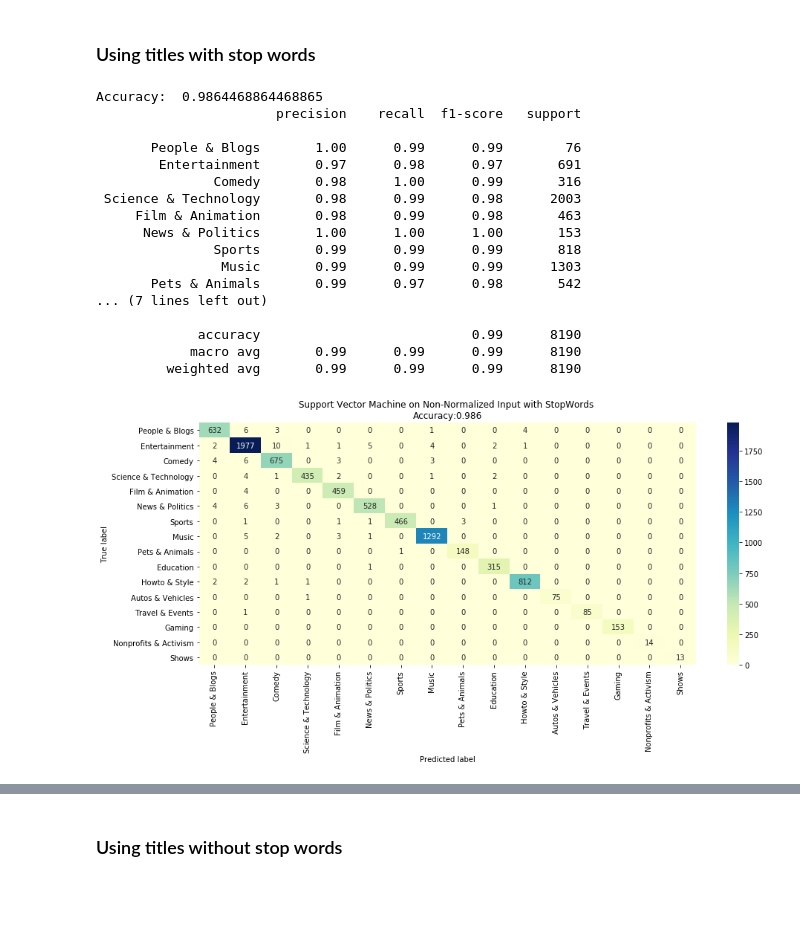
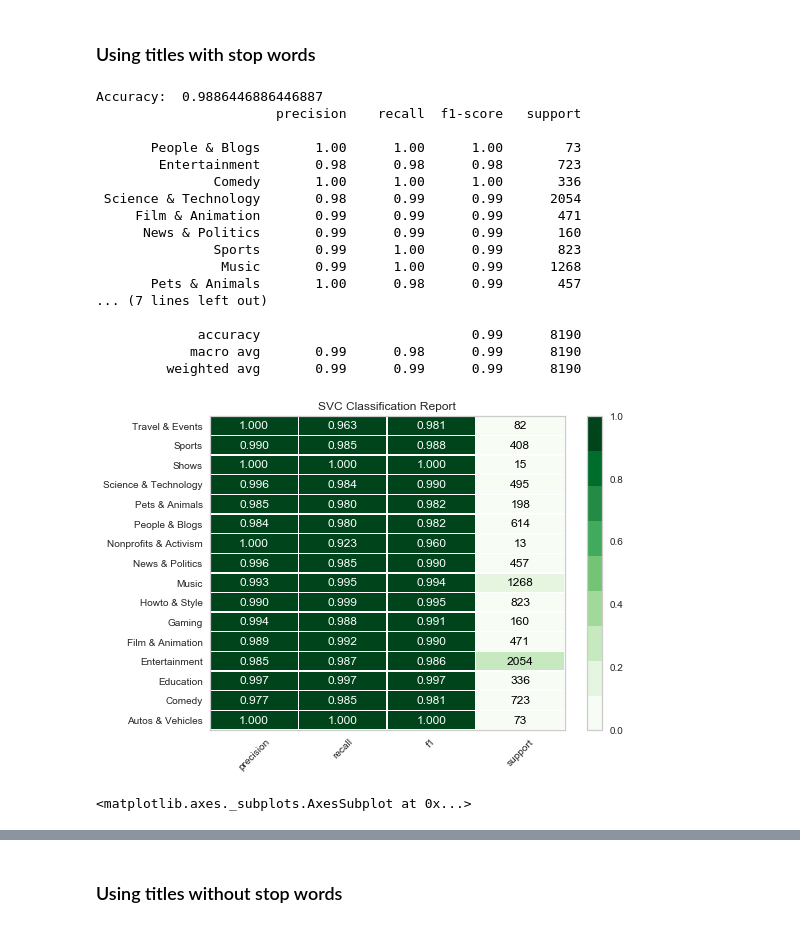
Before and after one commit to loc-vu/yt-trends, a Jupyter notebook: SVM Model.ipynb, the cells around one changed output, grey strips where cells are left out. Saved outputs shown, nothing was run; the diff lists cells and outputs as text; code cells hidden in the pictures; blank space fills up the shorter version.

```diff
--- a/SVM Model.ipynb
+++ b/SVM Model.ipynb
@@ -160,37 +162,32 @@ print(x_trained_tfidf_vector_2.toarray())
 # %%
 svm_count = SVC(kernel='linear').fit(train_count_vector, y_train)
 svm_pred_count = svm_count.predict(test_count_vector)
 
 count_accuracy_stop = accuracy_score(y_test, svm_pred_count)
 print("Accuracy: ", count_accuracy_stop)
 print(metrics.classification_report(y_test, svm_pred_count, target_names=target_names))
+
+visualizer = ClassificationReport(svm_count, support=True, cmap='Greens')
+visualizer.fit(train_count_vector, y_train)
+visualizer.score(test_count_vector, y_test)
+visualizer.show()
 # %% [output]
-Accuracy:  0.9864468864468865
+Accuracy:  0.9886446886446887
                        precision    recall  f1-score   support
 
-       People & Blogs       1.00      0.99      0.99        76
-        Entertainment       0.97      0.98      0.97       691
-               Comedy       0.98      1.00      0.99       316
- Science & Technology       0.98      0.99      0.98      2003
-     Film & Animation       0.98      0.99      0.98       463
-      News & Politics       1.00      1.00      1.00       153
-               Sports       0.99      0.99      0.99       818
-                Music       0.99      0.99      0.99      1303
-       Pets & Animals       0.99      0.97      0.98       542
+       People & Blogs       1.00      1.00      1.00        73
+        Entertainment       0.98      0.98      0.98       723
+               Comedy       1.00      1.00      1.00       336
+ Science & Technology       0.98      0.99      0.99      2054
+     Film & Animation       0.99      0.99      0.99       471
+      News & Politics       0.99      0.99      0.99       160
+               Sports       0.99      1.00      0.99       823
+                Music       0.99      1.00      0.99      1268
+       Pets & Animals       1.00      0.98      0.99       457
 ... (7 lines left out)
 
              accuracy                           0.99      8190
-            macro avg       0.99      0.99      0.99      8190
+            macro avg       0.99      0.98      0.99      8190
          weighted avg       0.99      0.99      0.99      8190
+[figure, added]
+<matplotlib.axes._subplots.AxesSubplot at 0x...>
-# %%
-conf_matrix = confusion_matrix(y_test, svm_pred_count, labels=target_names)
-conf_df = pd.DataFrame(conf_matrix, index=target_names, columns=target_names)
-
-plt.figure(figsize=(15,6))
-sns.heatmap(conf_df, cmap='YlGnBu', annot=True, fmt='d')
-plt.title('Support Vector Machine on Non-Normalized Input with StopWords \nAccuracy:{0:.3f}'.format(count_accuracy_stop))
-plt.ylabel('True label')
-plt.xlabel('Predicted label')
-plt.show()
-# %% [output]
-[figure, removed]
```
Also changed, not shown: parts of 23 cells of this notebook, 3 other files.
